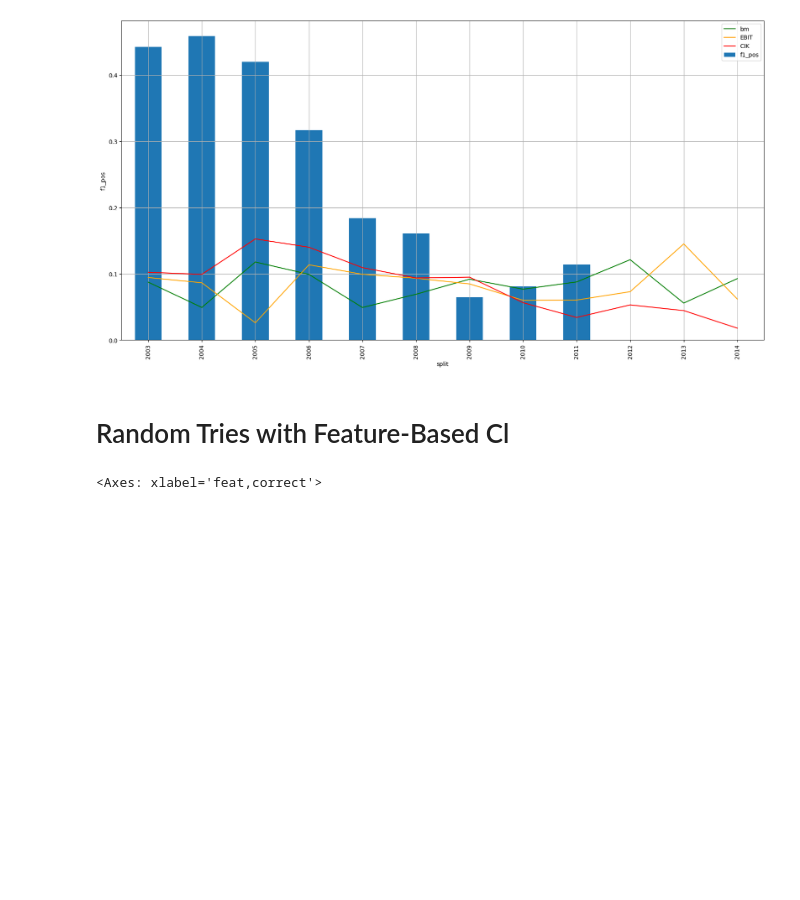
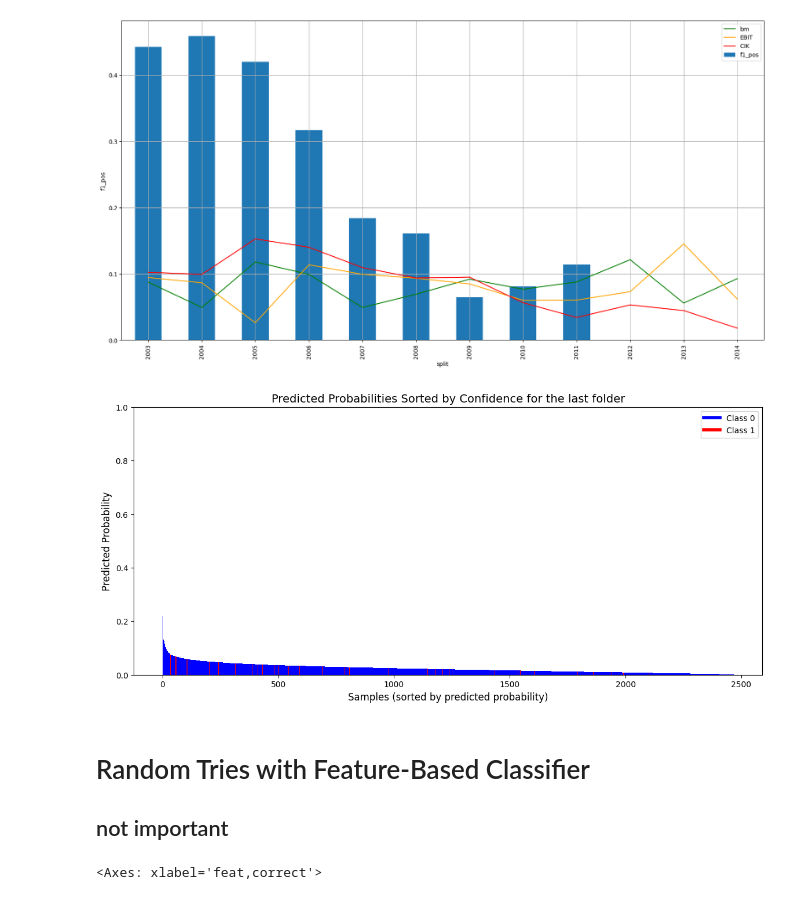
Before and after one commit to iit-Demokritos/pu_finance, a Jupyter notebook: notebooks/baseline.ipynb, the cells around one changed output. Cells and saved outputs as stored; diff of their text form; code cells hidden in the pictures; blank space fills up the shorter version.

```diff
--- a/notebooks/baseline.ipynb
+++ b/notebooks/baseline.ipynb
@@ -327,31 +385,34 @@ Text(0, 0.5, 'f1_pos')
 # %%
 # Sort data by predicted probabilities
 sorted_indices = np.argsort(y_test_proba)[::-1]  # Sort in descending order
 sorted_probs = y_test_proba[sorted_indices]
 sorted_labels = y_test[sorted_indices]
 
 # Define colors based on labels
 colors = ['blue' if label == 0 else 'red' for label in sorted_labels]
 
 # Plot
 plt.figure(figsize=(14, 6))
 plt.bar(range(len(y_test)), sorted_probs, color=colors, width=1)
 
 # Labels and aesthetics
 plt.xlabel("Samples (sorted by predicted probability)", fontsize=12)
 plt.ylabel("Predicted Probability", fontsize=12)
-plt.title("Predicted Probabilities Sorted by Confidence", fontsize=14)
+plt.title("Predicted Probabilities Sorted by Confidence for the last folder", fontsize=14)
 plt.ylim(0, 1)
 
 # Custom legend
 plt.legend(handles=[
     plt.Line2D([0], [0], color='blue', lw=4, label='Class 0'),
     plt.Line2D([0], [0], color='red', lw=4, label='Class 1')
 ], loc="upper right")
 
 plt.show()
+# %% [output]
+[figure, added]
 # %% [markdown]
-# Random Tries with Feature-Based Cl
+# Random Tries with Feature-Based Classifier
+## not important
 # %%
 # from sklearn.metrics import pairwise_distances
 # from sklearn.impute import SimpleImputer
```
Also changed, not shown: parts of 3 cells of this notebook.
